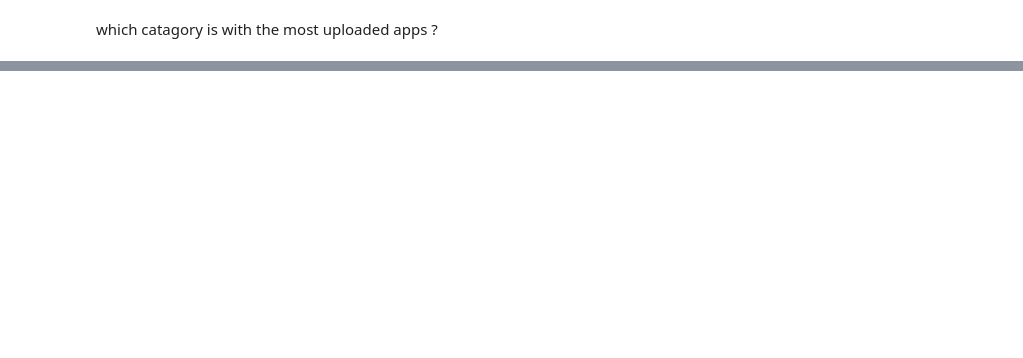
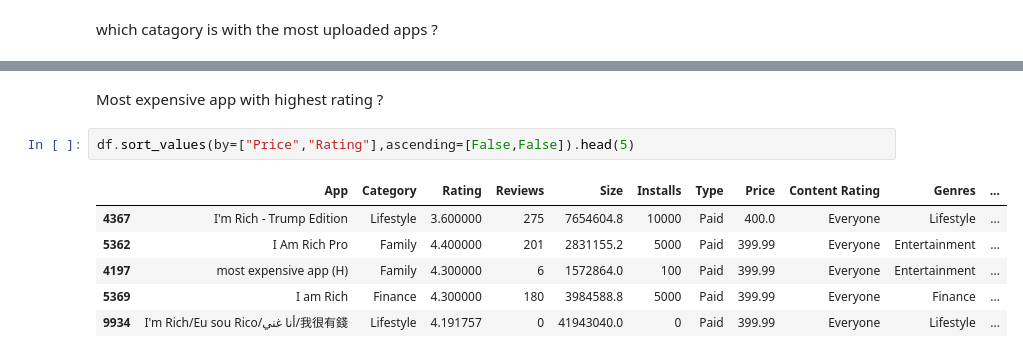
Before and after one commit to Devansh-react/data_cleaning_preprocressing, a Jupyter notebook: Ch-5.ipynb, the cells around one changed output, grey strips where cells are left out. Cells and saved outputs as stored; diff of their text form; blank space fills up the shorter version.

```diff
--- a/Ch-5.ipynb
+++ b/Ch-5.ipynb
@@ -461,0 +546,11 @@ which catagory is with the most uploaded apps ?
+# %% [markdown]
+Most expensive app with highest rating ?
+# %%
+df.sort_values(by=["Price","Rating"],ascending=[False,False]).head(5)
+# %% [output]
+|  | App | Category | Rating | Reviews | Size | Installs | Type | Price | Content Rating | Genres | ... |
+| 4367 | I'm Rich - Trump Edition | Lifestyle | 3.600000 | 275 | 7654604.8 | 10000 | Paid | 400.0 | Everyone | Lifestyle | ... |
+| 5362 | I Am Rich Pro | Family | 4.400000 | 201 | 2831155.2 | 5000 | Paid | 399.99 | Everyone | Entertainment | ... |
+| 4197 | most expensive app (H) | Family | 4.300000 | 6 | 1572864.0 | 100 | Paid | 399.99 | Everyone | Entertainment | ... |
+| 5369 | I am Rich | Finance | 4.300000 | 180 | 3984588.8 | 5000 | Paid | 399.99 | Everyone | Finance | ... |
+| 9934 | I'm Rich/Eu sou Rico/أنا غني/我很有錢 | Lifestyle | 4.191757 | 0 | 41943040.0 | 0 | Paid | 399.99 | Everyone | Lifestyle | ... |
```
Also changed, not shown: parts of 28 cells of this notebook.
